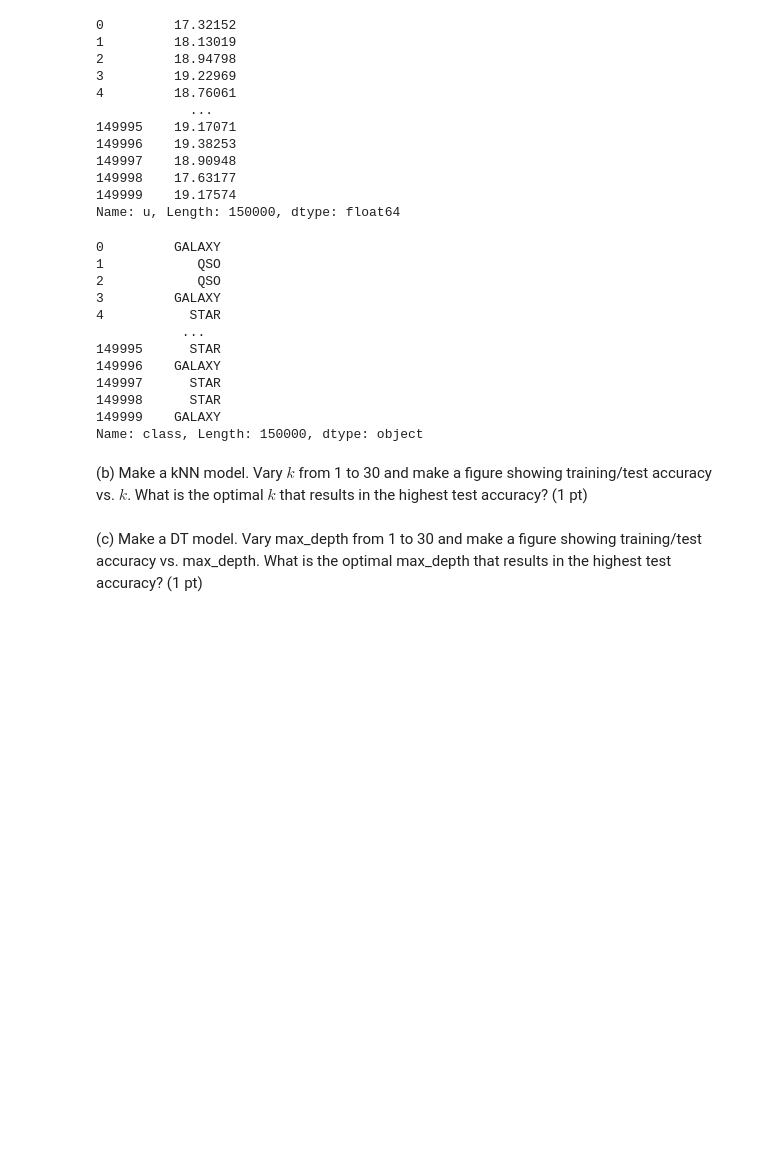
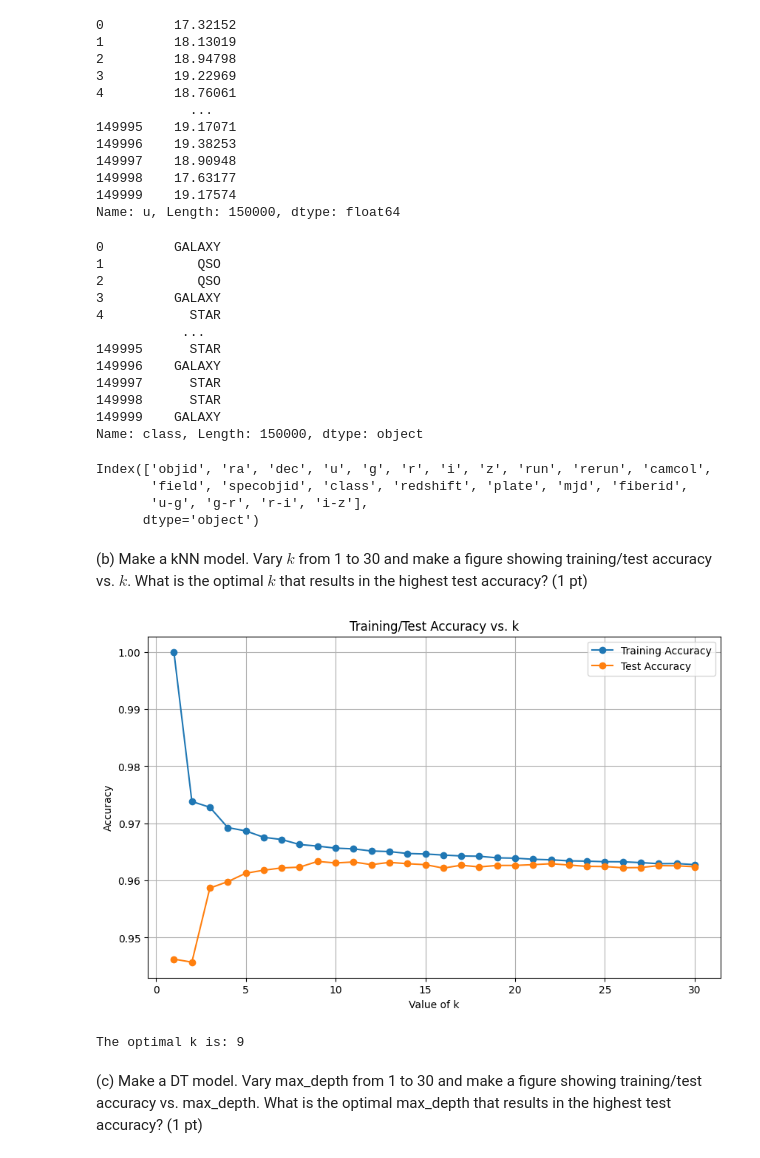
Before and after one commit to jer-martin/ML-homeworks, a Jupyter notebook: AST4930_homework3.ipynb, the cells around one changed output. Drawn from its saved outputs; the diff is of its cells as text; code cells hidden in the pictures; blank space fills up the shorter version.

```diff
--- a/AST4930_homework3.ipynb
+++ b/AST4930_homework3.ipynb
@@ -192,7 +192,79 @@ data['class']
 149998      STAR
 149999    GALAXY
 Name: class, Length: 150000, dtype: object
+# %%
+data['u-g'] = data['u'] - data['g']
+data['g-r'] = data['g'] - data['r']
+data['r-i'] = data['r'] - data['i']
+data['i-z'] = data['i'] - data['z']
+
+
+print(data.columns)
+# %% [output]
+Index(['objid', 'ra', 'dec', 'u', 'g', 'r', 'i', 'z', 'run', 'rerun', 'camcol',
+       'field', 'specobjid', 'class', 'redshift', 'plate', 'mjd', 'fiberid',
+       'u-g', 'g-r', 'r-i', 'i-z'],
+      dtype='object')
 # %% [markdown]
 (b) Make a kNN model. Vary $k$ from 1 to 30 and make a figure showing training/test accuracy vs. $k$. What is the optimal $k$ that results in the highest test accuracy? (1 pt)
+# %%
+import pandas as pd
+from sklearn.model_selection import train_test_split
+from sklearn.preprocessing import StandardScaler
+from sklearn.neighbors import KNeighborsClassifier
+from sklearn.metrics import accuracy_score
+import matplotlib.pyplot as plt
+
+# 1. Load the data
+data = pd.read_csv('sdss/SDSS.csv')
+
+data['u-g'] = data['u'] - data['g']
+data['g-r'] = data['g'] - data['r']
+data['r-i'] = data['r'] - data['i']
+data['i-z'] = data['i'] - data['z']
+
+# Extract the colors and the target label
+X = data[['u-g', 'g-r', 'r-i', 'i-z']]
+y = data['class']
+
+# 2. Preprocess the data
+# Split data
+X_train, X_test, y_train, y_test = train_test_split(X, y, test_size=0.2, random_state=42)
+
+# Scale features
+scaler = StandardScaler()
+X_train = scaler.fit_transform(X_train)
+X_test = scaler.transform(X_test)
+
+# 3. Implement k-NN for different values of k
+train_accuracies = []
+test_accuracies = []
+
+k_values = list(range(1, 31))
+
+for k in k_values:
+    knn = KNeighborsClassifier(n_neighbors=k)
+    knn.fit(X_train, y_train)
+
+    train_accuracies.append(accuracy_score(y_train, knn.predict(X_train)))
+    test_accuracies.append(accuracy_score(y_test, knn.predict(X_test)))
+
+# 4. Plot accuracies vs. k
+plt.figure(figsize=(10, 6))
+plt.plot(k_values, train_accuracies, label="Training Accuracy", marker='o')
+plt.plot(k_values, test_accuracies, label="Test Accuracy", marker='o')
+plt.xlabel("Value of k")
+plt.ylabel("Accuracy")
+plt.title("Training/Test Accuracy vs. k")
+plt.legend()
+plt.grid(True)
+plt.show()
+
+# 5. Identify the optimal k
+optimal_k = k_values[test_accuracies.index(max(test_accuracies))]
+print(f"The optimal k is: {optimal_k}")
+# %% [output]
+[figure, added]
+The optimal k is: 9
 # %% [markdown]
 (c) Make a DT model. Vary max_depth from 1 to 30 and make a figure showing training/test accuracy vs. max_depth. What is the optimal max_depth that results in the highest test accuracy? (1 pt)
```
Also changed, not shown: parts of 6 cells of this notebook.
